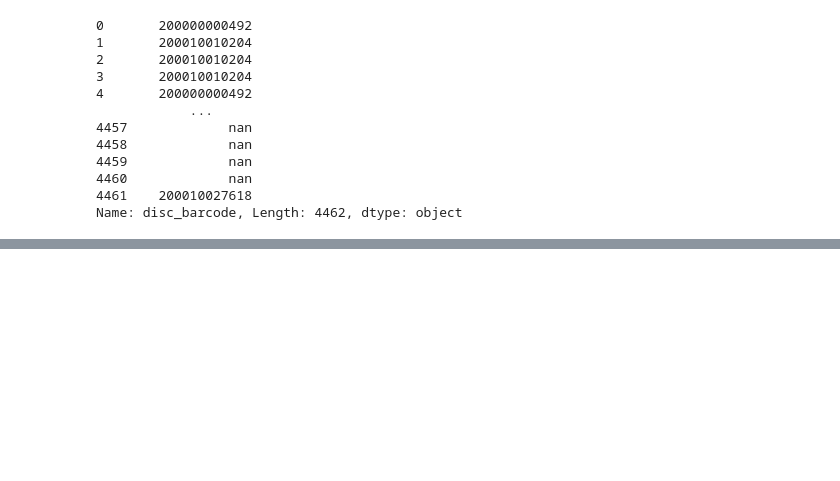
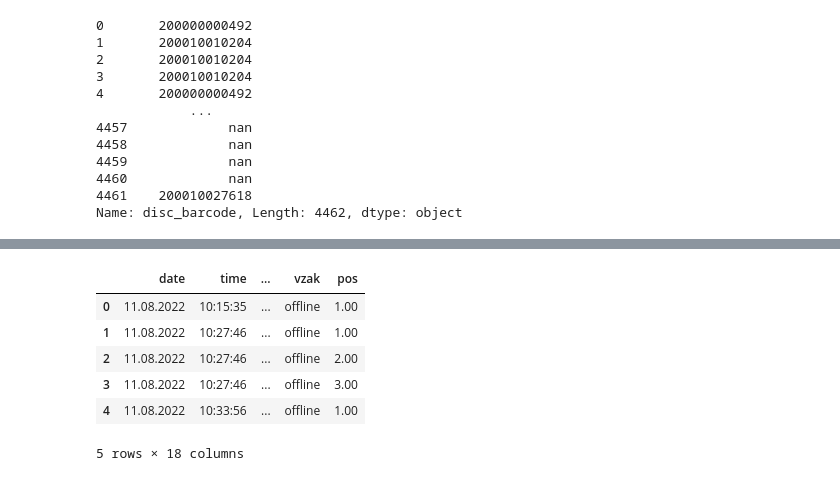
Before and after one commit to rodioniam/study_projects, a Jupyter notebook: pandas/working_with_data_file.ipynb, the cells around one changed output, grey strips where cells are left out. Drawn from its saved outputs; the diff is of its cells as text; code cells hidden in the pictures; blank space fills up the shorter version.

```diff
--- a/pandas/working_with_data_file.ipynb
+++ b/pandas/working_with_data_file.ipynb
@@ -150,0 +177,10 @@ edited_df['disc_barcode'] = edited_df['disc_barcode'].astype('str').replace(r'\.
+# %%
+edited_df.head()
+# %% [output]
+|  | date | time | ... | vzak | pos |
+| 0 | 11.08.2022 | 10:15:35 | ... | offline | 1.00 |
+| 1 | 11.08.2022 | 10:27:46 | ... | offline | 1.00 |
+| 2 | 11.08.2022 | 10:27:46 | ... | offline | 2.00 |
+| 3 | 11.08.2022 | 10:27:46 | ... | offline | 3.00 |
+| 4 | 11.08.2022 | 10:33:56 | ... | offline | 1.00 |
+5 rows × 18 columns
```
Also changed, not shown: parts of 4 cells of this notebook.
